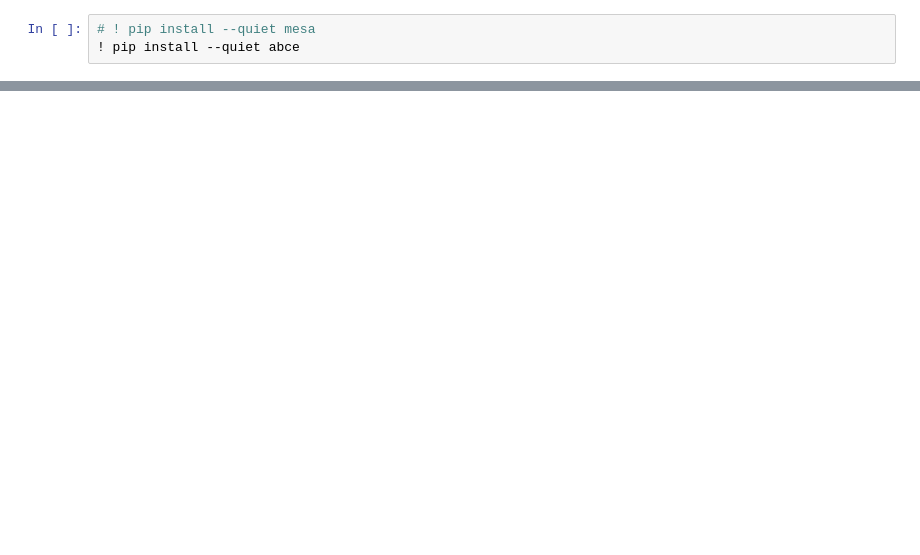
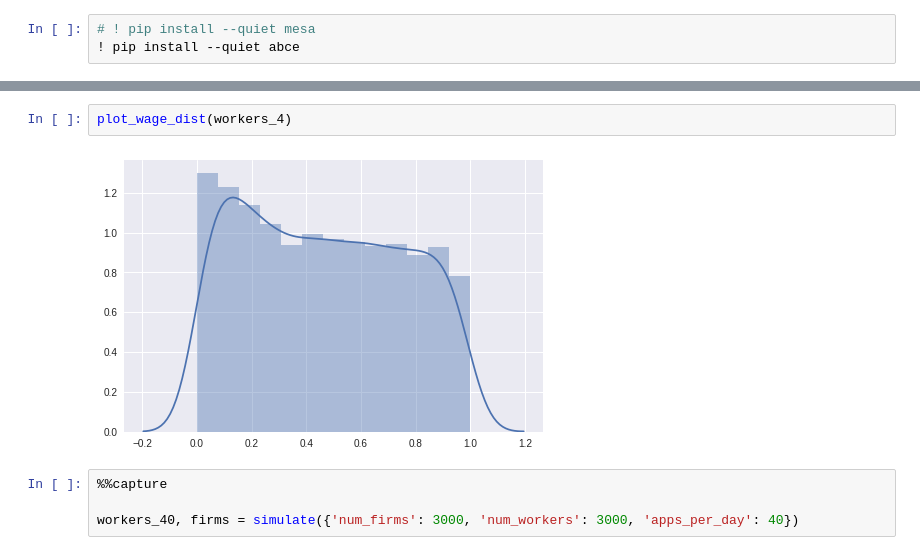
Before and after one commit to nandanrao/perceived-bargaining, a Jupyter notebook: Untitled.ipynb, the cells around one changed output, grey strips where cells are left out. Cells and saved outputs as stored; diff of their text form; blank space fills up the shorter version.

```diff
--- a/Untitled.ipynb
+++ b/Untitled.ipynb
@@ -139,0 +118,8 @@ sns.regplot(x = X, y = y, fit_reg=False)
+# %%
+plot_wage_dist(workers_4)
+# %% [output]
+[figure, added]
+# %%
+%%capture
+
+workers_40, firms = simulate({'num_firms': 3000, 'num_workers': 3000, 'apps_per_day': 40})
```
Also changed, not shown: parts of 8 cells of this notebook, 19 other files.
